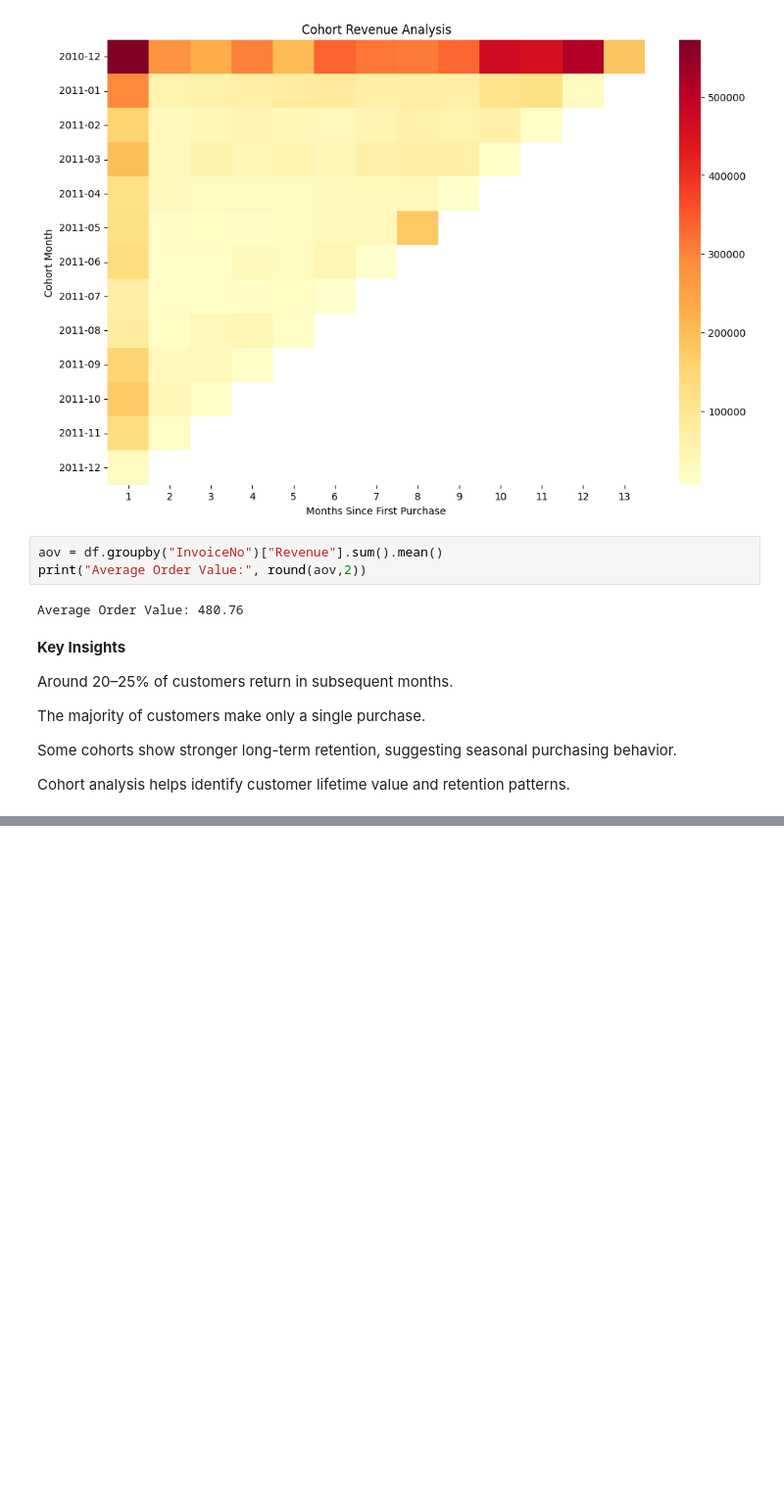
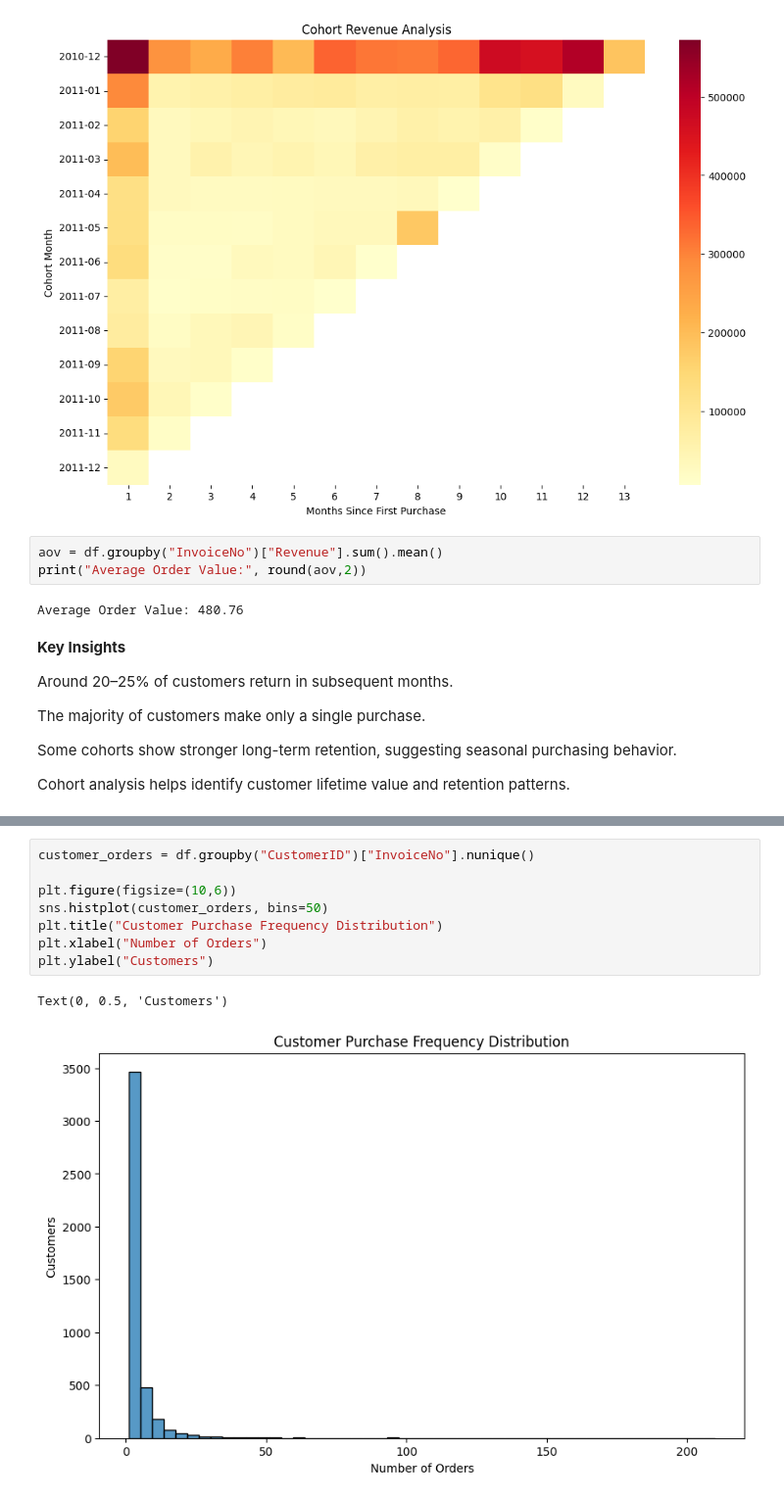
Before and after one commit to maxgov2703/cohort-analysis-retention, a Jupyter notebook: notebooks/cohort_analysis.ipynb, the cells around one changed output, grey strips where cells are left out. Shown at 98% size. Saved outputs shown, nothing was run; the diff lists cells and outputs as text; blank space fills up the shorter version.

```diff
--- a/notebooks/cohort_analysis.ipynb
+++ b/notebooks/cohort_analysis.ipynb
@@ -228,0 +256,11 @@ Cohort analysis helps identify customer lifetime value and retention patterns.
+# %%
+customer_orders = df.groupby("CustomerID")["InvoiceNo"].nunique()
+
+plt.figure(figsize=(10,6))
+sns.histplot(customer_orders, bins=50)
+plt.title("Customer Purchase Frequency Distribution")
+plt.xlabel("Number of Orders")
+plt.ylabel("Customers")
+# %% [output]
+Text(0, 0.5, 'Customers')
+[figure, added]
```
Also changed, not shown: parts of 6 cells of this notebook.
